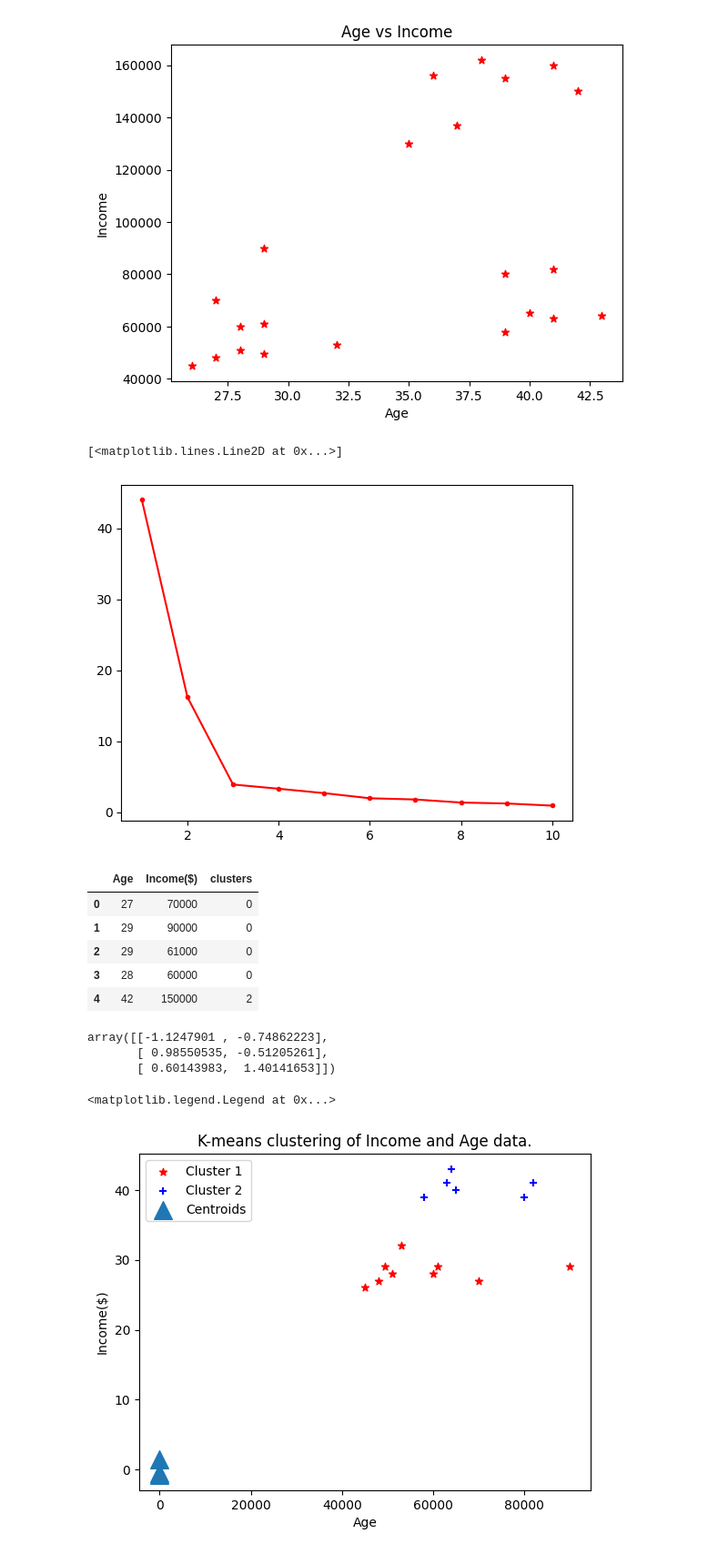
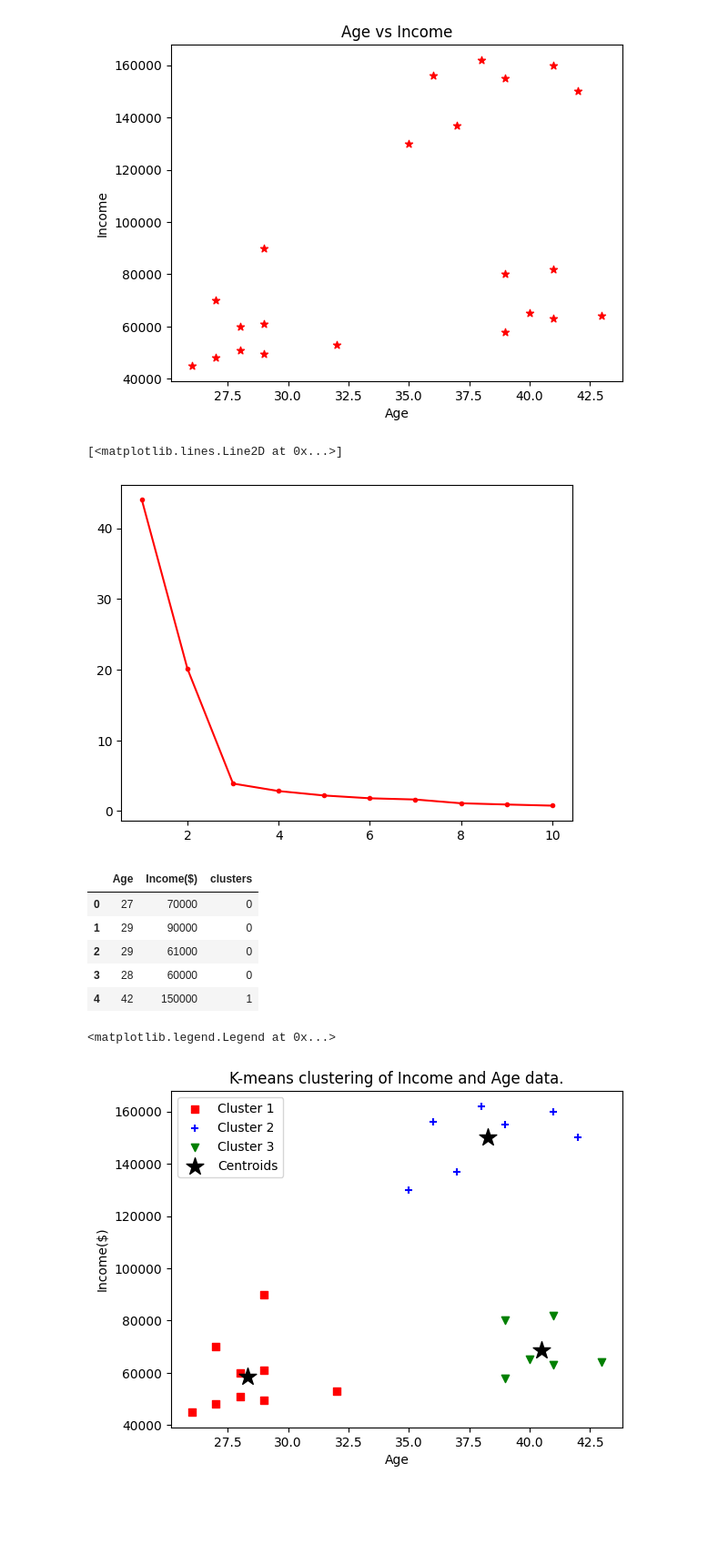
Before and after one commit to themohitnair/DVLab, a Jupyter notebook: Python-Part-B/PB_ex6/notebook.ipynb, the cells around one changed output. Shown at 91% size. Drawn from its saved outputs; the diff is of its cells as text; code cells hidden in the pictures; blank space fills up the shorter version.

```diff
--- a/Python-Part-B/PB_ex6/notebook.ipynb
+++ b/Python-Part-B/PB_ex6/notebook.ipynb
@@ -12,7 +12,7 @@ df = pd.read_csv("income_clustering.csv")
 df = df[["Age", "Income($)"]]
 
 scaler = StandardScaler()
-sc_df = scaler.fit_transform(df[['Age', 'Income($)']])
+sc_df = scaler.fit_transform(df)
 # %%
 plt.scatter(df["Age"], df["Income($)"], color="r", marker="*")
 plt.title("Age vs Income")
@@ -32,7 +32,7 @@ for k in k_range:
 plt.plot(k_range, sse, color="r", marker=".")
 # %% [output]
 [<matplotlib.lines.Line2D at 0x...>]
-[figure, old version]
+[figure, new version]
 # %%
 kmn = KMeans(n_clusters=3)
 clusters = kmn.fit_predict(sc_df)
@@ -45,24 +45,22 @@ df.head()
 | 1 | 29 | 90000 | 0 |
 | 2 | 29 | 61000 | 0 |
 | 3 | 28 | 60000 | 0 |
-| 4 | 42 | 150000 | 2 |
+| 4 | 42 | 150000 | 1 |
 # %%
 cl1 = df[df['clusters'] == 0]
 cl2 = df[df['clusters'] == 1]
 cl3 = df[df['clusters'] == 2]
-kmn.cluster_centers_
+
+centroids = scaler.inverse_transform(kmn.cluster_centers_)
-# %% [output]
-array([[-1.1247901 , -0.74862223],
-       [ 0.98550535, -0.51205261],
-       [ 0.60143983,  1.40141653]])
 # %%
 plt.title("K-means clustering of Income and Age data.")
 plt.xlabel("Age")
 plt.ylabel("Income($)")
-plt.scatter(cl1['Income($)'], cl1['Age'], color="r", marker="*", label="Cluster 1")
-plt.scatter(cl2['Income($)'], cl2['Age'], color="b", marker="+", label="Cluster 2")
-plt.scatter(kmn.cluster_centers_[:, 0],kmn.cluster_centers_[:, 1], label="Centroids", s=200, marker="^")
+plt.scatter(cl1['Age'], cl1['Income($)'], color="r", marker="s", label="Cluster 1")
+plt.scatter(cl2['Age'], cl2['Income($)'], color="b", marker="+", label="Cluster 2")
+plt.scatter(cl3['Age'], cl3['Income($)'], color="g", marker="v", label="Cluster 3")
+plt.scatter(centroids[:, 0], centroids[:, 1], label="Centroids", s=200, marker="*", color="black")
 plt.legend()
 # %% [output]
 <matplotlib.legend.Legend at 0x...>
-[figure, old version]
+[figure, new version]
```
Also changed, not shown: 6 other files.
